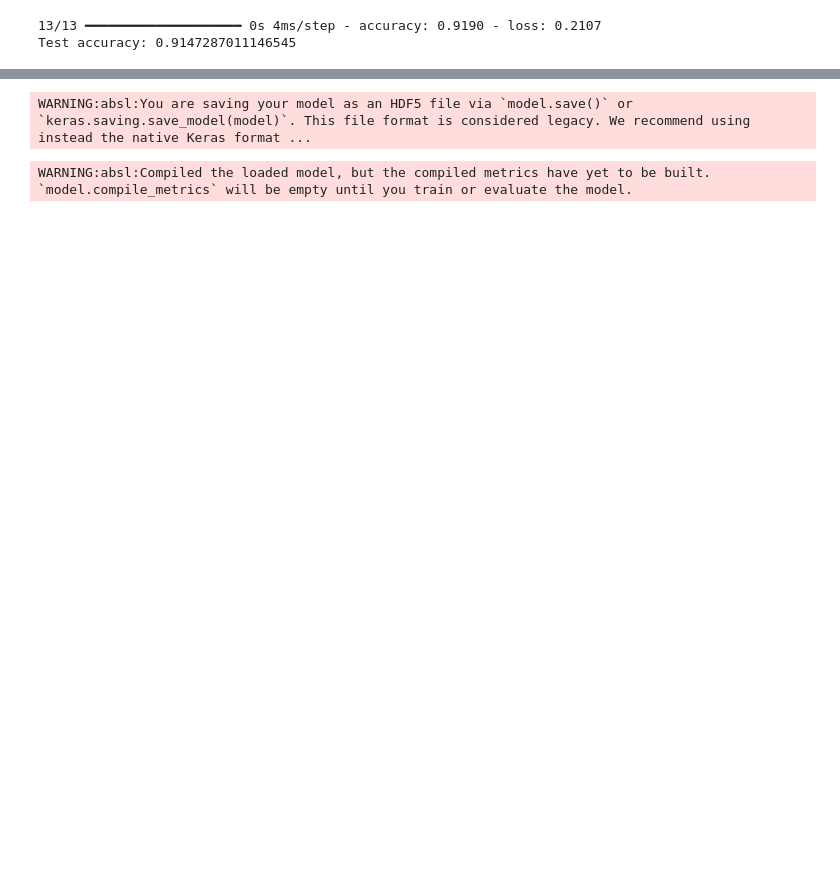
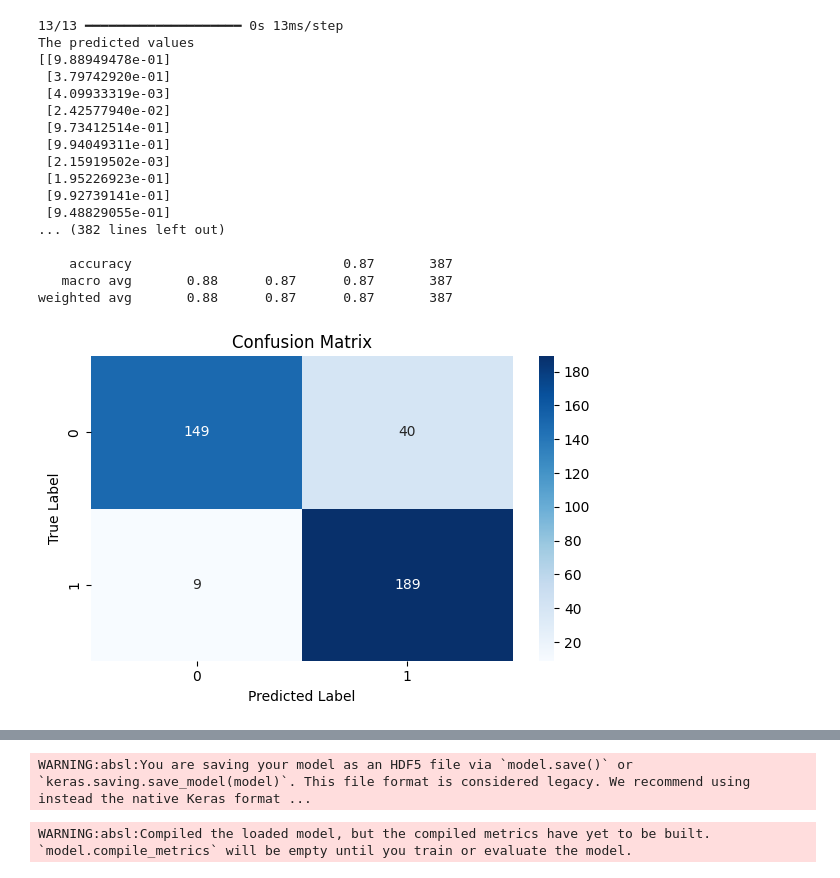
Before and after one commit to eddynorman/cancer_risk_assessment_app, a Jupyter notebook: ml/Cervical_Cancer_Model_Training.ipynb, the cells around one changed output, grey strips where cells are left out. Drawn from its saved outputs; the diff is of its cells as text; code cells hidden in the pictures; blank space fills up the shorter version.

```diff
--- a/ml/Cervical_Cancer_Model_Training.ipynb
+++ b/ml/Cervical_Cancer_Model_Training.ipynb
@@ -139,7 +156,44 @@ Epoch 50/50
 # %%
 # Evaluate the model
-test_loss, test_accuracy = model.evaluate(X_test, y_test)
-print(f'Test accuracy: {test_accuracy}')
+# test_loss, test_accuracy = model.evaluate(X_test, y_test)
+# print(f'Test accuracy: {test_accuracy}')
+
+# Predict probabilities and convert to class labels
+y_pred_prob = model.predict(X_test)
+print("The predicted values")
+print(y_pred_prob)
+y_pred = (y_pred_prob > 0.5).astype("int32")  # Threshold at 0.5
+
+# Classification report (includes precision, recall, F1-score)
+print("Classification Report:\n", classification_report(y_test, y_pred))
+
+# Compute confusion matrix
+cm = confusion_matrix(y_test, y_pred)
+
+# Plot confusion matrix
+plt.figure(figsize=(6, 4))
+sns.heatmap(cm, annot=True, fmt='d', cmap='Blues')
+plt.title('Confusion Matrix')
+plt.xlabel('Predicted Label')
+plt.ylabel('True Label')
+plt.tight_layout()
+plt.show()
 # %% [output]
-13/13 ━━━━━━━━━━━━━━━━━━━━ 0s 4ms/step - accuracy: 0.9190 - loss: 0.2107
-Test accuracy: 0.9147287011146545
+13/13 ━━━━━━━━━━━━━━━━━━━━ 0s 13ms/step
+The predicted values
+[[9.88949478e-01]
+ [3.79742920e-01]
+ [4.09933319e-03]
+ [2.42577940e-02]
+ [9.73412514e-01]
+ [9.94049311e-01]
+ [2.15919502e-03]
+ [1.95226923e-01]
+ [9.92739141e-01]
+ [9.48829055e-01]
+... (382 lines left out)
+
+    accuracy                           0.87       387
+   macro avg       0.88      0.87      0.87       387
+weighted avg       0.88      0.87      0.87       387
+[figure, added]
```
Also changed, not shown: parts of 8 cells of this notebook, 12 other files.
